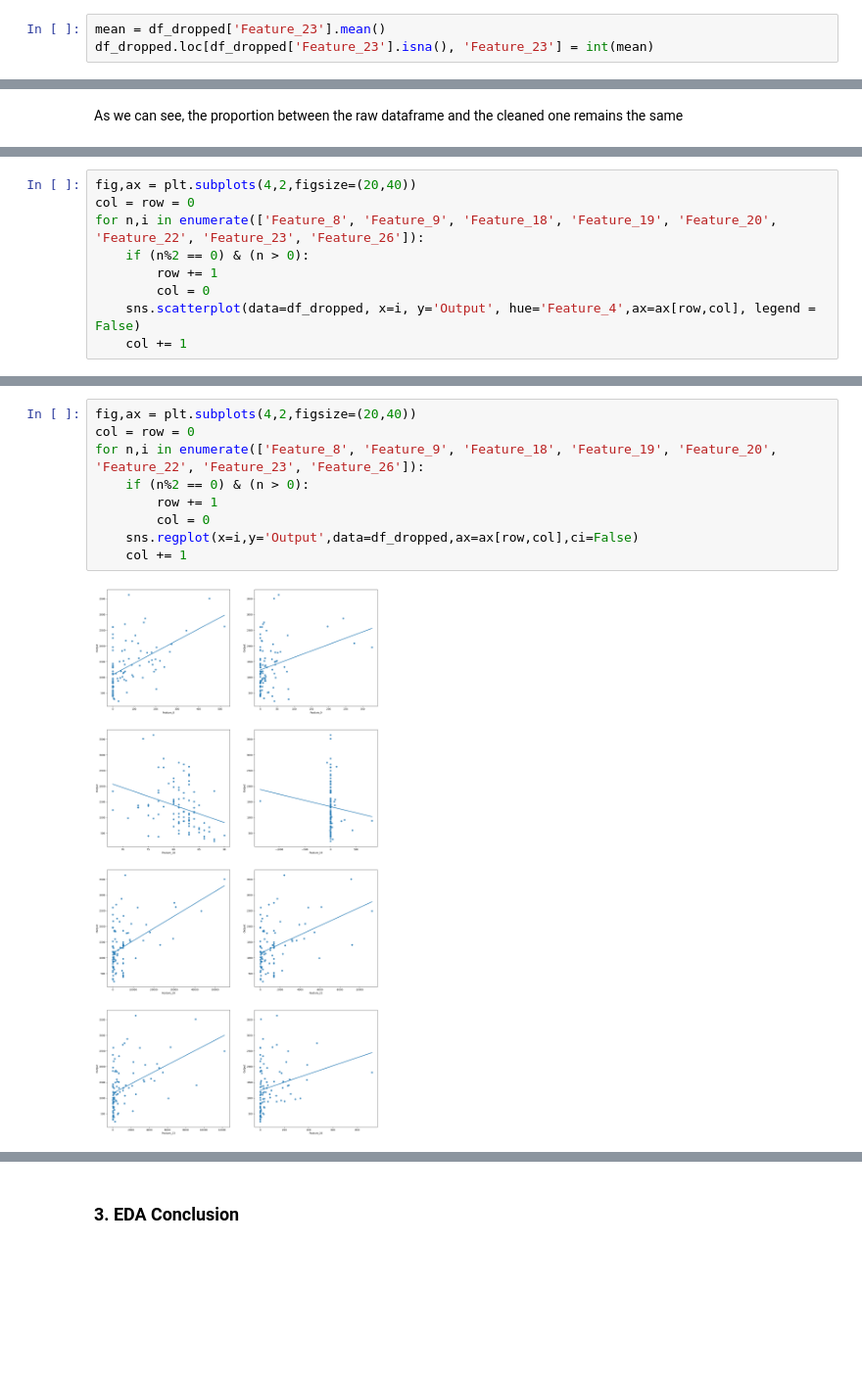
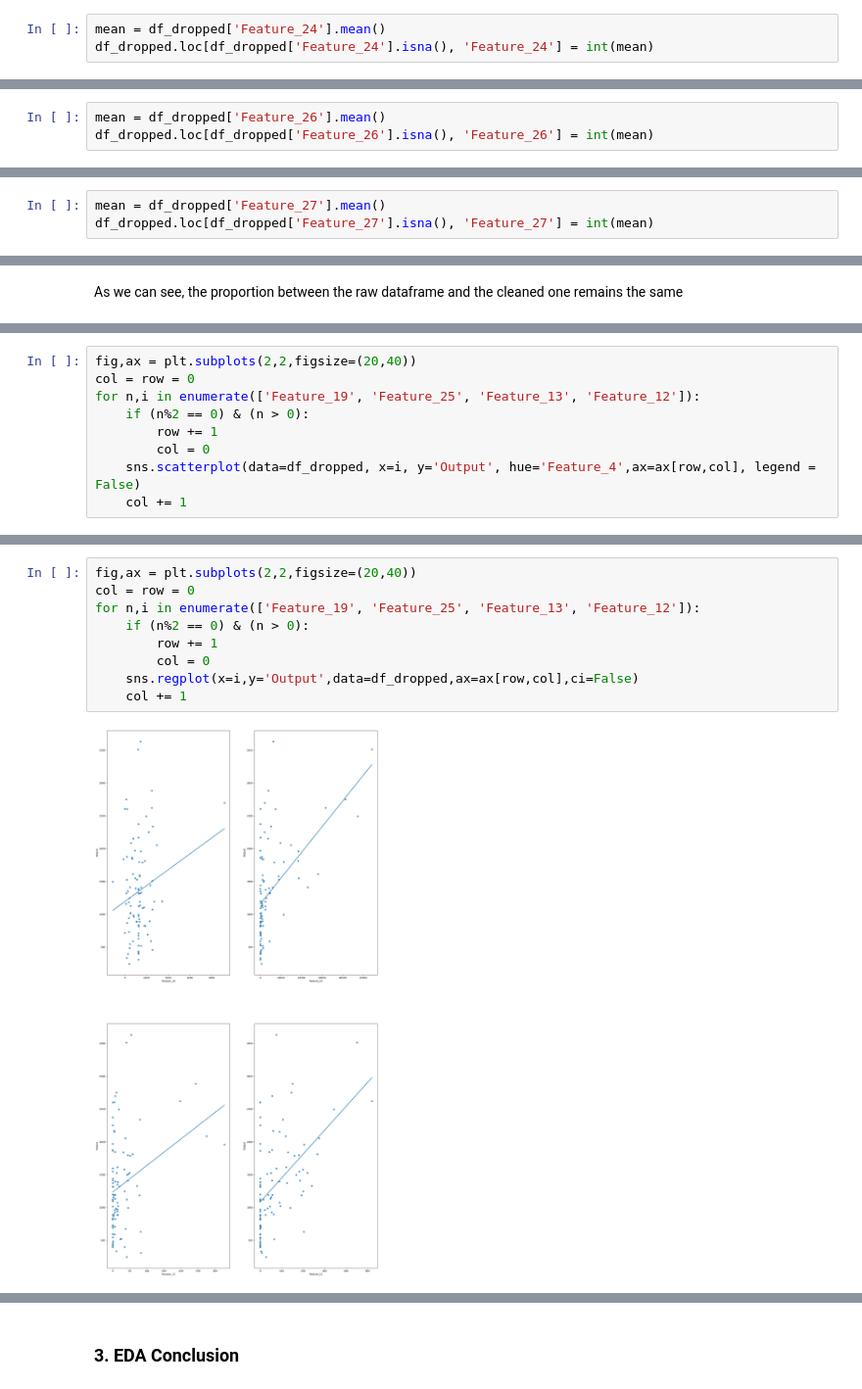
Before and after one commit to FranckMSDS/ML, a Jupyter notebook: Classification Event.ipynb, the cells around one changed output, grey strips where cells are left out. Shown at 98% size. Cells and saved outputs as stored; diff of their text form; blank space fills up the shorter version.

```diff
--- a/Classification Event.ipynb
+++ b/Classification Event.ipynb
@@ -171,3 +211,3 @@ We will use the mean.
 # %%
-mean = df_dropped['Feature_23'].mean()
-df_dropped.loc[df_dropped['Feature_23'].isna(), 'Feature_23'] = int(mean)
+mean = df_dropped['Feature_24'].mean()
+df_dropped.loc[df_dropped['Feature_24'].isna(), 'Feature_24'] = int(mean)
@@ -173,0 +222,3 @@ df_dropped.loc[df_dropped['Feature_23'].isna(), 'Feature_23'] = int(mean)
+# %%
+mean = df_dropped['Feature_26'].mean()
+df_dropped.loc[df_dropped['Feature_26'].isna(), 'Feature_26'] = int(mean)
@@ -173,0 +233,3 @@ df_dropped.loc[df_dropped['Feature_23'].isna(), 'Feature_23'] = int(mean)
+# %%
+mean = df_dropped['Feature_27'].mean()
+df_dropped.loc[df_dropped['Feature_27'].isna(), 'Feature_27'] = int(mean)
@@ -224,7 +357,7 @@ df_dropped.describe()
 # %%
-fig,ax = plt.subplots(4,2,figsize=(20,40))
+fig,ax = plt.subplots(2,2,figsize=(20,40))
 col = row = 0
-for n,i in enumerate(['Feature_8', 'Feature_9', 'Feature_18', 'Feature_19', 'Feature_20', 'Feature_22', 'Feature_23', 'Feature_26']):
+for n,i in enumerate(['Feature_19', 'Feature_25', 'Feature_13', 'Feature_12']):
     if (n%2 == 0) & (n > 0):
         row += 1
         col = 0
@@ -235,12 +368,12 @@ for n,i in enumerate(['Feature_8', 'Feature_9', 'Feature_18', 'Feature_19', 'Fea
 # %%
-fig,ax = plt.subplots(4,2,figsize=(20,40))
+fig,ax = plt.subplots(2,2,figsize=(20,40))
 col = row = 0
-for n,i in enumerate(['Feature_8', 'Feature_9', 'Feature_18', 'Feature_19', 'Feature_20', 'Feature_22', 'Feature_23', 'Feature_26']):
+for n,i in enumerate(['Feature_19', 'Feature_25', 'Feature_13', 'Feature_12']):
     if (n%2 == 0) & (n > 0):
         row += 1
         col = 0
     sns.regplot(x=i,y='Output',data=df_dropped,ax=ax[row,col],ci=False)
     col += 1
 # %% [output]
-[figure, old version]
+[figure, new version]
 # %% [markdown]
```
Also changed, not shown: parts of 107 cells of this notebook, 1 other file.
